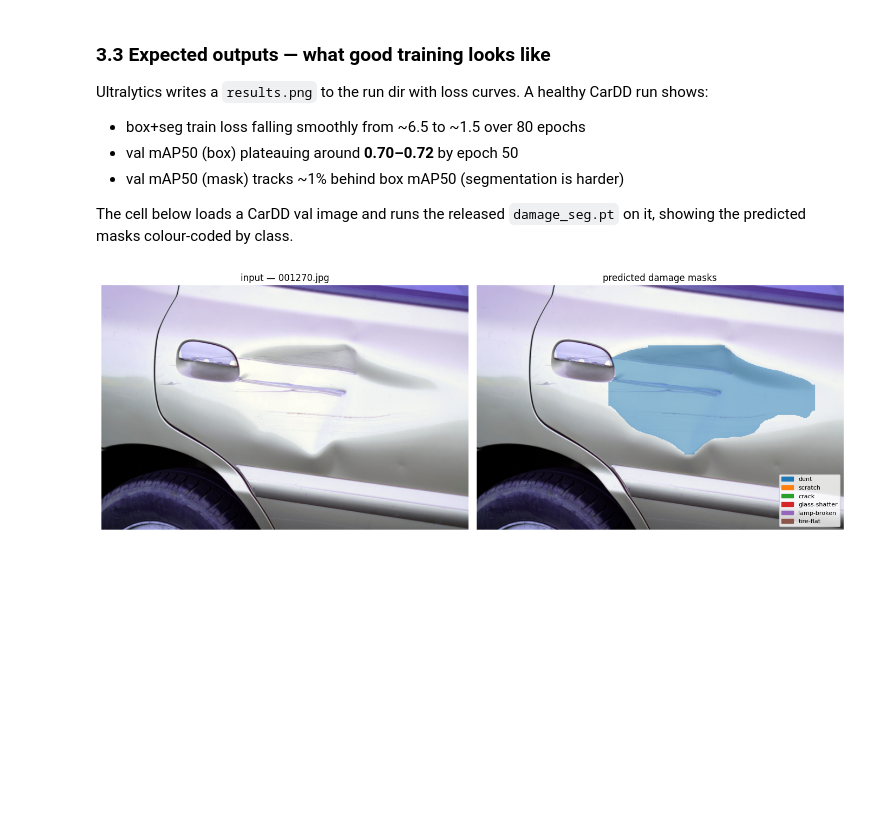
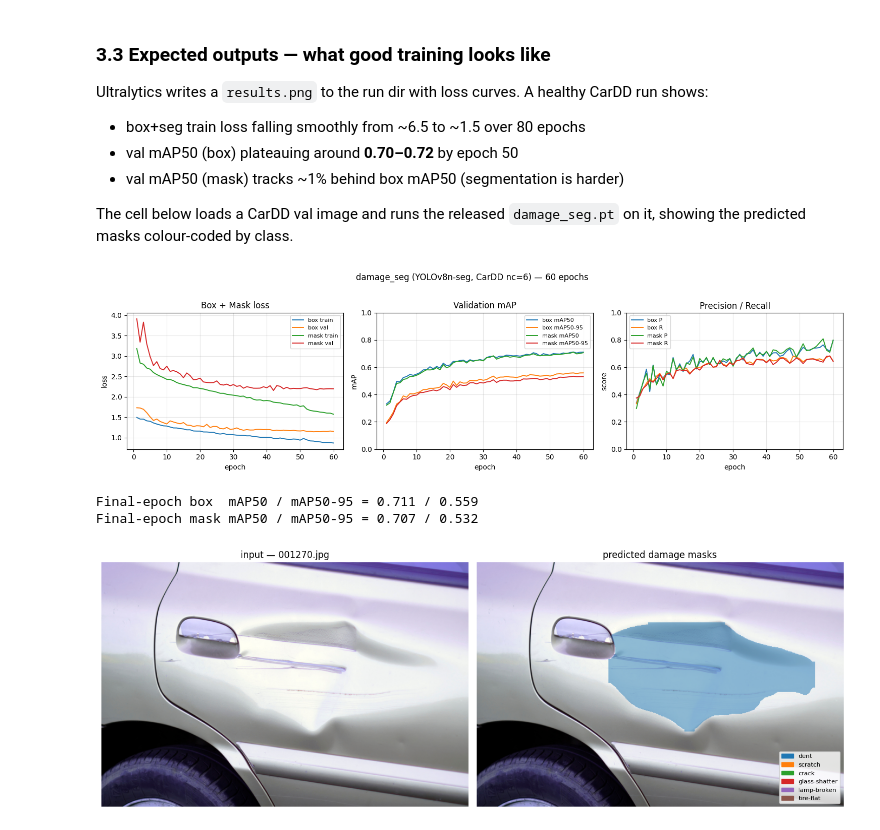
Before and after one commit to theDocWho/car-crash-fix-amount-predictor, a Jupyter notebook: notebooks/ccdp_submission.ipynb, the cells around one changed output. Drawn from its saved outputs; the diff is of its cells as text; code cells hidden in the pictures; blank space fills up the shorter version.

```diff
--- a/notebooks/ccdp_submission.ipynb
+++ b/notebooks/ccdp_submission.ipynb
@@ -459,6 +638,50 @@ CarDD run shows:
 
 The cell below loads a CarDD val image and runs the released `damage_seg.pt`
 on it, showing the predicted masks colour-coded by class.
+# %%
+# §3.3 — Damage-seg YOLOv8 training curves from Ultralytics' results.csv.
+import pandas as pd, matplotlib.pyplot as plt
+from pathlib import Path
+
+CSV = Path("checkpoints/ccdp/checkpoints/yoloseg/run_2026-05-31T21-52-16_yolov8n-seg/ultralytics/results.csv")
+if not CSV.exists():
+    print("[3.3] results.csv not found at", CSV);
+else:
+    df = pd.read_csv(CSV)
+    df.columns = [c.strip() for c in df.columns]
+
+    fig, axes = plt.subplots(1, 3, figsize=(15, 4))
+    # Losses
+    for col, lbl in [("train/box_loss", "box train"), ("val/box_loss", "box val"),
+                     ("train/seg_loss", "mask train"), ("val/seg_loss", "mask val")]:
+        if col in df: axes[0].plot(df["epoch"], df[col], label=lbl, lw=1.4)
+    axes[0].set_xlabel("epoch"); axes[0].set_ylabel("loss"); axes[0].grid(alpha=0.3)
+    axes[0].set_title("Box + Mask loss"); axes[0].legend(fontsize=8)
+
+    # mAP curves
+    for col, lbl in [("metrics/mAP50(B)", "box mAP50"), ("metrics/mAP50-95(B)", "box mAP50-95"),
+                     ("metrics/mAP50(M)", "mask mAP50"), ("metrics/mAP50-95(M)", "mask mAP50-95")]:
+        if col in df: axes[1].plot(df["epoch"], df[col], label=lbl, lw=1.4)
+    axes[1].set_xlabel("epoch"); axes[1].set_ylabel("mAP"); axes[1].grid(alpha=0.3)
+    axes[1].set_title("Validation mAP"); axes[1].legend(fontsize=8); axes[1].set_ylim(0, 1)
+
+    # Precision / Recall
+    for col, lbl in [("metrics/precision(B)", "box P"), ("metrics/recall(B)", "box R"),
+                     ("metrics/precision(M)", "mask P"), ("metrics/recall(M)", "mask R")]:
+        if col in df: axes[2].plot(df["epoch"], df[col], label=lbl, lw=1.4)
+    axes[2].set_xlabel("epoch"); axes[2].set_ylabel("score"); axes[2].grid(alpha=0.3)
+    axes[2].set_title("Precision / Recall"); axes[2].legend(fontsize=8); axes[2].set_ylim(0, 1)
+
+    plt.suptitle(f"damage_seg (YOLOv8n-seg, CarDD nc=6) — {len(df)} epochs", y=1.02)
+    plt.tight_layout(); plt.show()
+
+    last = df.iloc[-1]
+    print(f"\nFinal-epoch box  mAP50 / mAP50-95 = {last.get('metrics/mAP50(B)'):.3f} / {last.get('metrics/mAP50-95(B)'):.3f}")
+    print(f"Final-epoch mask mAP50 / mAP50-95 = {last.get('metrics/mAP50(M)'):.3f} / {last.get('metrics/mAP50-95(M)'):.3f}")
+# %% [output]
+[figure, added]
+Final-epoch box  mAP50 / mAP50-95 = 0.711 / 0.559
+Final-epoch mask mAP50 / mAP50-95 = 0.707 / 0.532
 # %%
 # Run the released damage_seg on a held-out val image, show predictions.
 from PIL import Image
```
Also changed, not shown: parts of 8 cells of this notebook, 4 other files.
